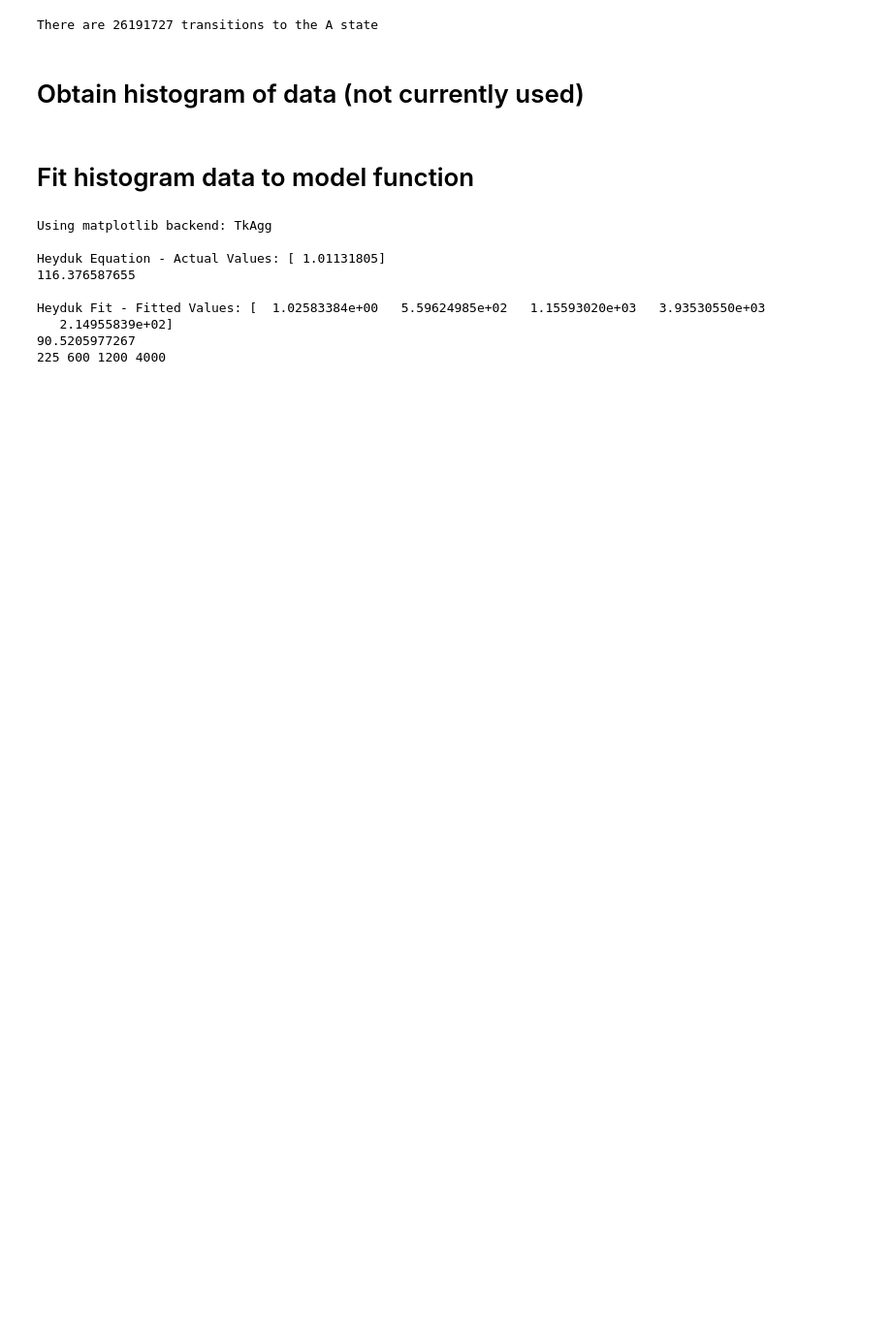
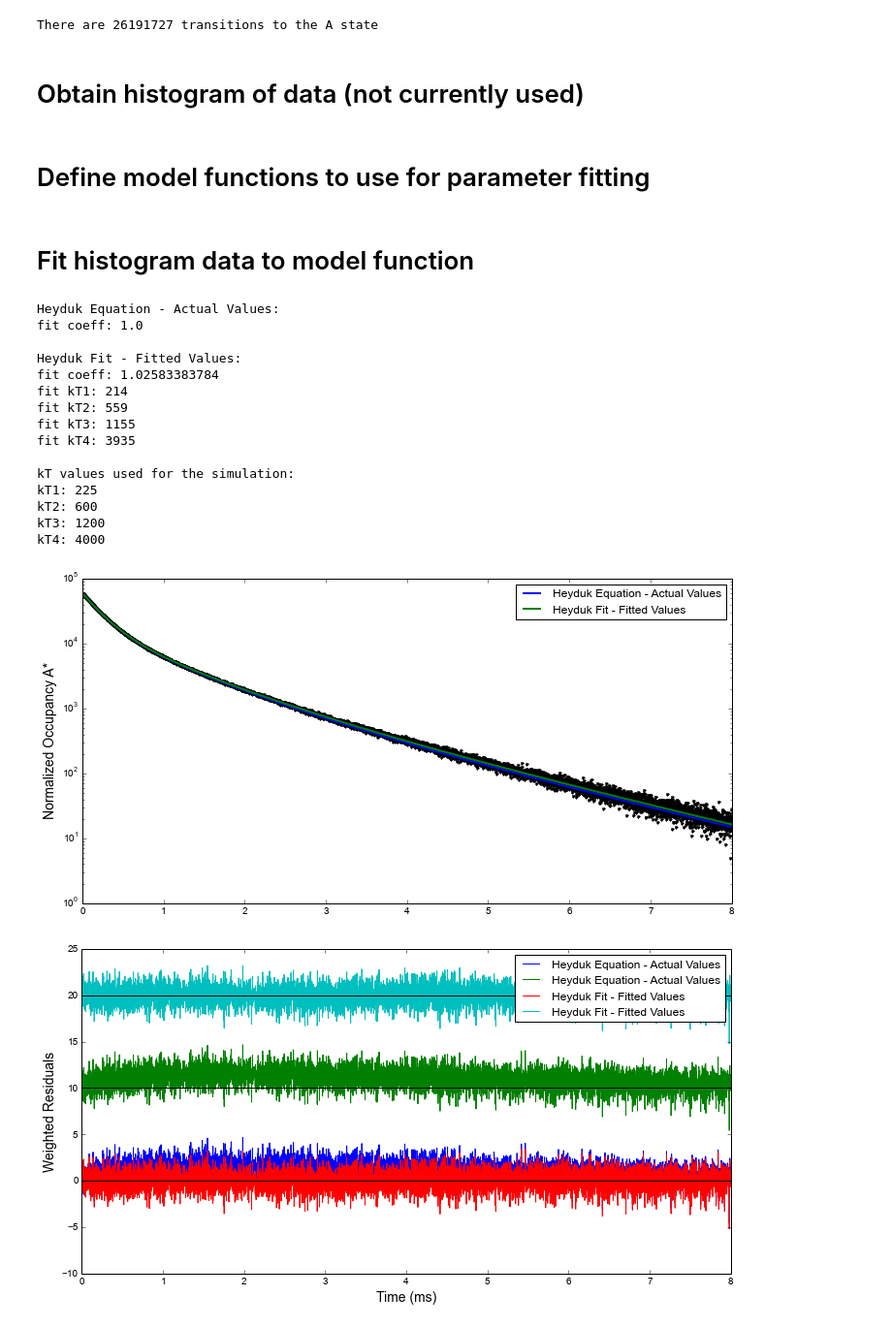
Before and after one commit to vargaslo/LRET_Donor_Decay, a Jupyter notebook: markovLRET.ipynb, the cells around one changed output. Shown at 97% size. Drawn from its saved outputs; the diff is of its cells as text; code cells hidden in the pictures; blank space fills up the shorter version.

```diff
--- a/markovLRET.ipynb
+++ b/markovLRET.ipynb
@@ -232,7 +252,7 @@ if 0:
     df.to_csv(fname, mode='a')
 
 
-if 1:
+if 0:
     #import csv
     filename = 'markov_transitions_num_10000000.txt'
     # Get these values from the file header!
@@ -248,7 +268,7 @@ if 1:
     histogram_bin_centers = imported_data[:, 1]
 
 
-print "There are %s transitions to the A state" % int(np.cumsum(histogram)[-1])
+print "There are %s transitions to the A state" % int(np.sum(histogram))
 # %% [output]
 There are 26191727 transitions to the A state
 # %% [markdown]
@@ -293,3 +313,5 @@ if 0: ## untested
     testx = np.arange(0,.005,1e-6)
     testy = my_pdf(testx)
     plt.plot(testx, testy, 'g')
+# %% [markdown]
+# Define model functions to use for parameter fitting
@@ -322,9 +341,9 @@ func_labels = {'func0': 'Heyduk Equation - Actual Values',
 # %%
-%matplotlib auto
+# Toggle matplotlib figures inline
+# %matplotlib auto
 
 
-
-# Get rid of data bins where there is no data
+# Which data to use for fitting
 ydata = histogram
 xdata = histogram_bin_centers
 
@@ -338,11 +357,11 @@ if 1:
 
 
 # TO PLOT CURVE FITS
-plt.figure('fits', figsize=(8,4))
+plt.figure('fits', figsize=(12,6))
 plt.semilogy(1000*xdata, ydata, '.k')
 
 # TO PLOT RESIDUALS
-plt.figure('residuals', figsize=(8,4))
+plt.figure('residuals', figsize=(12,6))
 
 for i in [0, 1]:
 
@@ -350,44 +369,59 @@ for i in [0, 1]:
     funcstr = 'func'+str(i)
     label = func_labels[funcstr]
     func = eval(funcstr)
     popt, pcov = opt.curve_fit(func, xdata[ydata>0], ydata[ydata>0], sigma=np.sqrt(ydata[ydata>0]))
     fitted = func(xdata, *popt)
 
-    print "\n%s: %s" % (label, popt)
+    # Print out the coefficients of best fit for each function
+    print "\n%s:" % label
+    print 'fit coeff: %s' % popt[0]
+    a = np.sort(popt[1:])
+    for ii in range(len(a)):
+        print 'fit kT%s: %s' % (ii+1, int(a[ii]))
 
+    # Show the data with curve fits
     plt.figure('fits')
     plt.semilogy(1000*xdata, fitted, label=label, lw=2)
 
     # PLOT THE RESIDUALS
     if 1:
         plt.figure('residuals')
         plt.plot(1000*xdata[ydata>0], (ydata[ydata>0] - fitted[ydata>0])/np.sqrt(ydata[ydata>0]), label=label)
-        plt.plot(1000*xdata[ydata>0], 5*(i+1)+(ydata[ydata>0] - fitted[ydata>0])/np.sqrt(ydata[ydata>0]), label=label)
-        plt.axhline(5*(i+1), c='k')
-#        plt.plot(xdata[ydata>0], (ydata[ydata>0] - fitted[ydata>0]), label=label)
-        print np.sqrt(np.sum((ydata[ydata>0] - fitted[ydata>0])**2/(ydata[ydata>0])))
-
+        plt.plot(1000*xdata[ydata>0], 10*(i+1)+(ydata[ydata>0] - fitted[ydata>0])/np.sqrt(ydata[ydata>0]), label=label)
+        plt.axhline(10*(i+1), c='k')
 
 
 # PLOT PREFERENCES
 plt.figure('fits')
 plt.ylabel('Normalized Occupancy A*', size=14)
 plt.legend()
 
 plt.figure('residuals')
 plt.axhline(0, c='k')
 plt.xlabel('Time (ms)', size=14)
 plt.ylabel('Weighted Residuals', size=14)
 plt.legend()
 
-print kT1,kT2,kT3,kT4
+print '\nkT values used for the simulation:'
+print 'kT1: %s' % kT1
+print 'kT2: %s' % kT2
+print 'kT3: %s' % kT3
+print 'kT4: %s' % kT4
 # %% [output]
-Using matplotlib backend: TkAgg
+Heyduk Equation - Actual Values:
+fit coeff: 1.0
 
-Heyduk Equation - Actual Values: [ 1.01131805]
-116.376587655
+Heyduk Fit - Fitted Values:
+fit coeff: 1.02583383784
+fit kT1: 214
+fit kT2: 559
+fit kT3: 1155
+fit kT4: 3935
 
-Heyduk Fit - Fitted Values: [  1.02583384e+00   5.59624985e+02   1.15593020e+03   3.93530550e+03
-   2.14955839e+02]
-90.5205977267
-225 600 1200 4000
+kT values used for the simulation:
+kT1: 225
+kT2: 600
+kT3: 1200
+kT4: 4000
+[figure, added]
+[figure, added]
```
Also changed, not shown: parts of 11 cells of this notebook.
